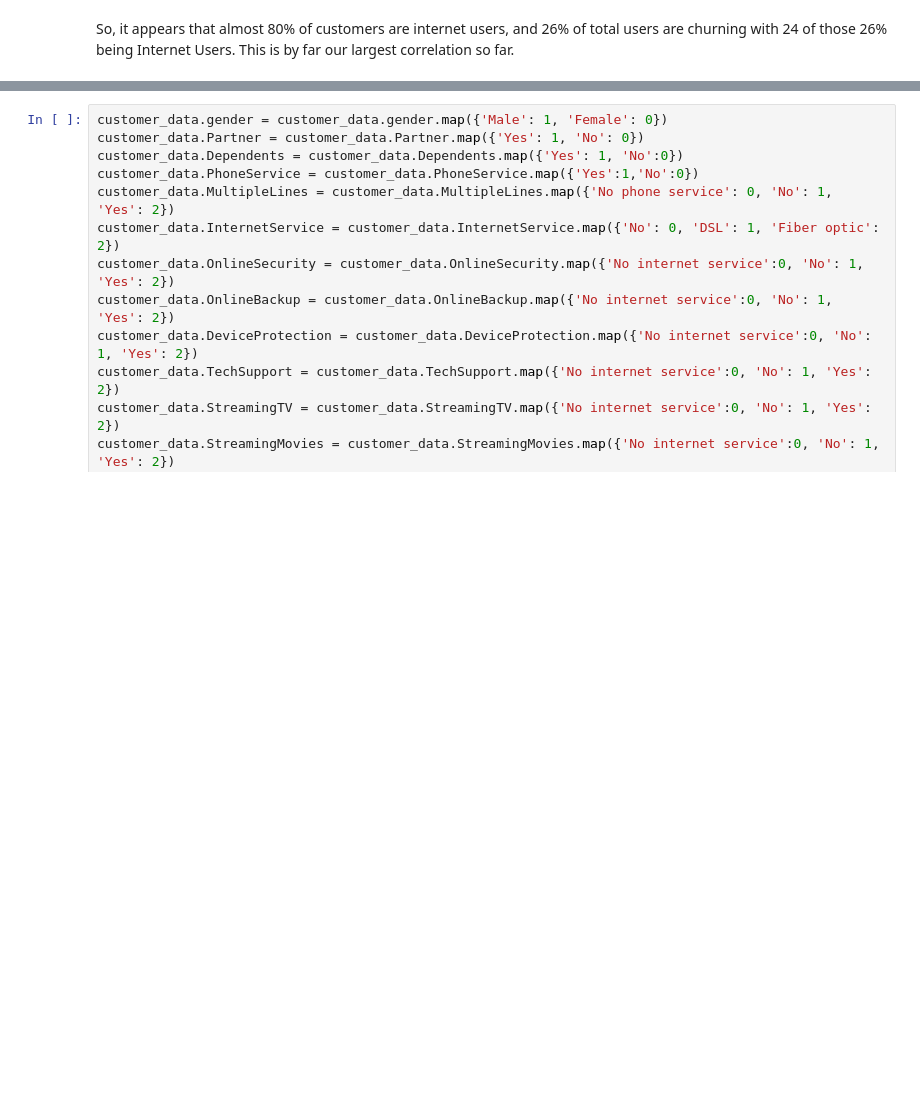
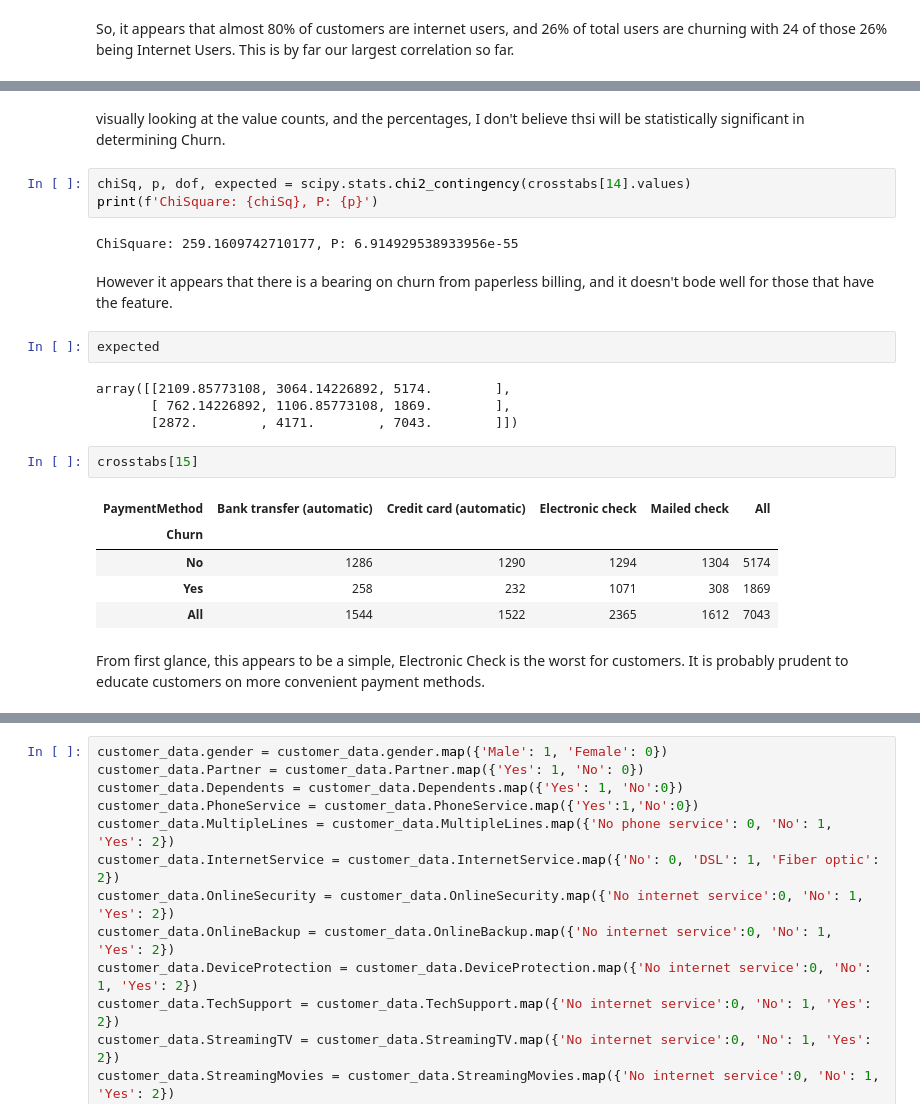
Before and after one commit to cjrutherford/mining, a Jupyter notebook: Data Mining Code Portion..ipynb, the cells around one changed output, grey strips where cells are left out. Saved outputs shown, nothing was run; the diff lists cells and outputs as text; blank space fills up the shorter version.

Commit message:
almost done with Crosstables

```diff
--- a/Data Mining Code Portion..ipynb
+++ b/Data Mining Code Portion..ipynb
@@ -453,0 +774,25 @@ So, it appears that almost 80% of customers are internet users, and 26% of total
+# %% [markdown]
+visually looking at the value counts, and the percentages, I don't believe thsi will be statistically significant in determining Churn.
+# %%
+chiSq, p, dof, expected = scipy.stats.chi2_contingency(crosstabs[14].values)
+print(f'ChiSquare: {chiSq}, P: {p}')
+# %% [output]
+ChiSquare: 259.1609742710177, P: 6.914929538933956e-55
+# %% [markdown]
+However it appears that there is a bearing on churn from paperless billing, and it doesn't bode well for those that have the feature.
+# %%
+expected
+# %% [output]
+array([[2109.85773108, 3064.14226892, 5174.        ],
+       [ 762.14226892, 1106.85773108, 1869.        ],
+       [2872.        , 4171.        , 7043.        ]])
+# %%
+crosstabs[15]
+# %% [output]
+| PaymentMethod | Bank transfer (automatic) | Credit card (automatic) | Electronic check | Mailed check | All |
+| Churn |  |  |  |  |  |
+| No | 1286 | 1290 | 1294 | 1304 | 5174 |
+| Yes | 258 | 232 | 1071 | 308 | 1869 |
+| All | 1544 | 1522 | 2365 | 1612 | 7043 |
+# %% [markdown]
+From first glance, this appears to be a simple, Electronic Check is the worst for customers. It is probably prudent to educate customers on more convenient payment methods.
```
Also changed, not shown: parts of 62 cells of this notebook.
